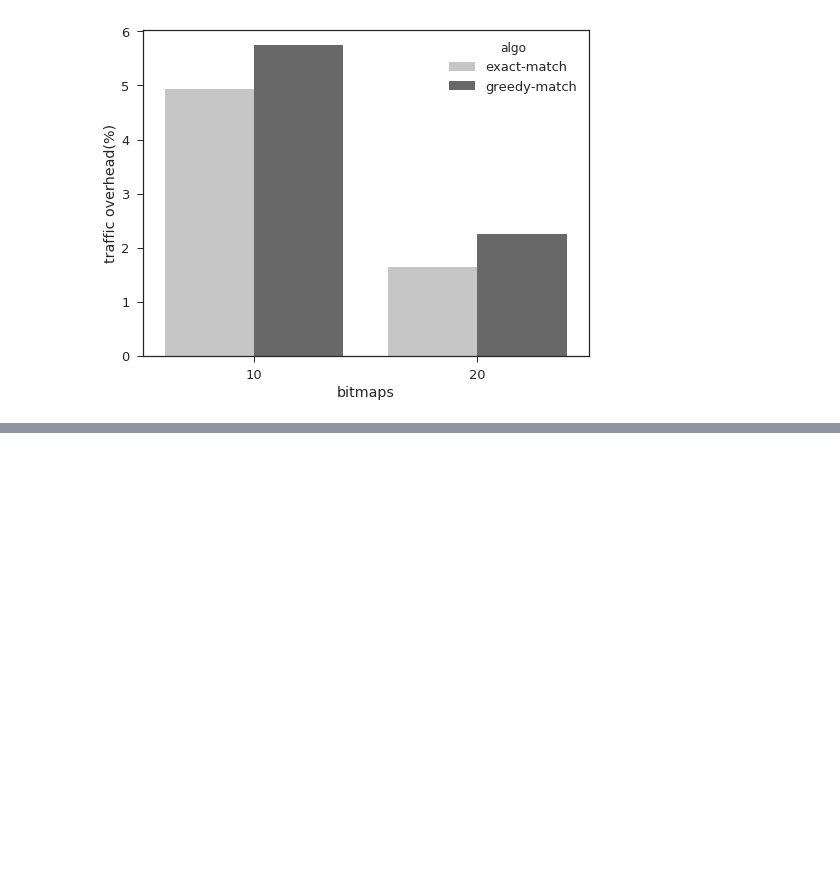
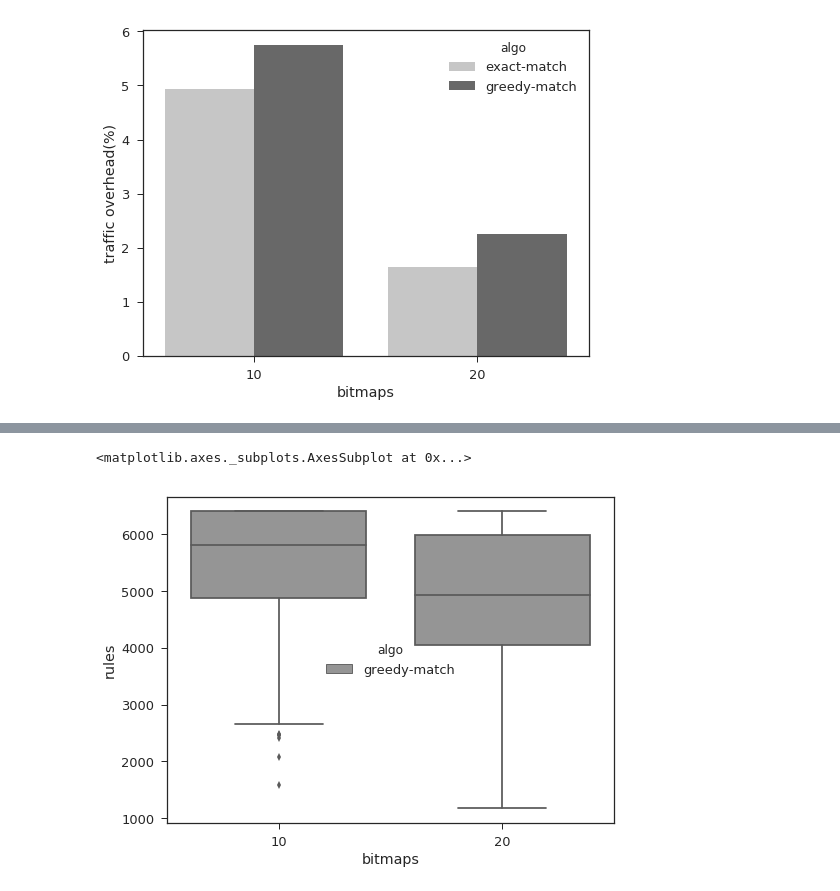
Before and after one commit to Elmo-MCast/numerical-evals, a Jupyter notebook: notebooks/baseerat.ipynb, the cells around one changed output, grey strips where cells are left out. Drawn from its saved outputs; the diff is of its cells as text; code cells hidden in the pictures; blank space fills up the shorter version.

```diff
--- a/notebooks/baseerat.ipynb
+++ b/notebooks/baseerat.ipynb
@@ -330,0 +353,6 @@ sb.barplot(x='bitmaps', y='traffic overhead(%)', hue='algo', data=traffic_overhe
+# %%
+sb.set(style='ticks', font_scale=1.3)
+sb.boxplot(x='bitmaps', y='rules', hue='algo', data=rules_for_all_leafs, palette='Greys')
+# %% [output]
+<matplotlib.axes._subplots.AxesSubplot at 0x...>
+[figure, added]
```
Also changed, not shown: parts of 9 cells of this notebook.
